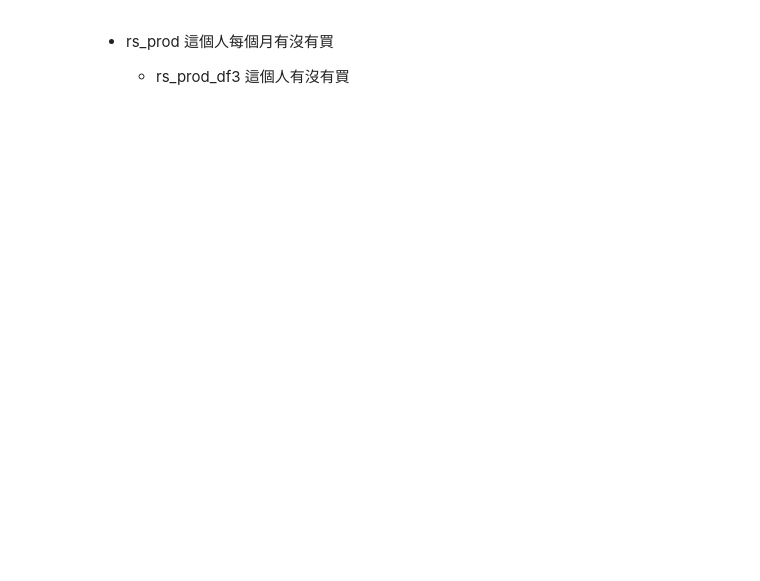
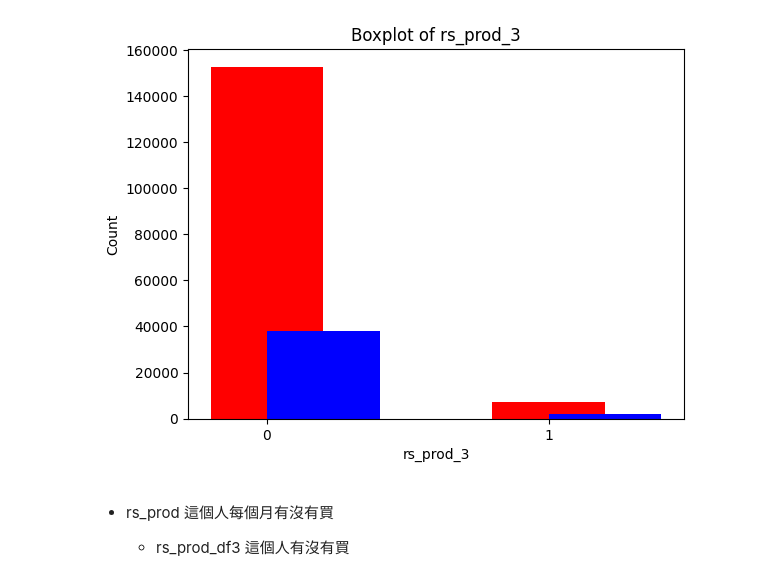
Before and after one commit to M122040014b/taishin, a Jupyter notebook: taishin.ipynb, the cells around one changed output. Drawn from its saved outputs; the diff is of its cells as text; code cells hidden in the pictures; blank space fills up the shorter version.

```diff
--- a/taishin.ipynb
+++ b/taishin.ipynb
@@ -111,3 +44,43 @@ print(ratio)
+# %%
+from sklearn.model_selection import train_test_split
+
+X = df3.index
+y = df3['rs_prod_3']
+
+train_index, test_index, y_train, y_test = train_test_split(X, y, test_size=0.2, stratify=y, random_state=42)
+
+#確保我們的trian set， test set分佈一致
+counts_train = y_train.value_counts()
+
+counts_test = y_test.value_counts()
+
+x = range(len(counts_train))
+# 绘制箱线图
+plt.bar(x, counts_train, width=0.4, label='Train', color='r', align='center')
+plt.bar(x, counts_test, width=0.4, label='Test', color='b', align='edge')
+
+
+# 添加标题和标签
+plt.title("Boxplot of rs_prod_3")
+plt.xlabel("rs_prod_3")
+plt.ylabel("Count")
+plt.xticks([0, 1], ["0", "1"])
+
+
+plt.show()
+
+#根據index，拆分df，所有的model train只會在train中
+# 切割训练集
+df1_train = df1[df1.index.isin(train_index)]
+df2_train = df2[df2["srno_2"].isin(train_index)]
+df3_train = df3[df3.index.isin(train_index)]
+
+# 切割测试集
+df1_test = df1[df1.index.isin(test_index)]
+df2_test = df2[df2["srno_2"].isin(test_index)]
+df3_test = df3[df3.index.isin(test_index)]
+# %% [output]
+[figure, added]
 # %% [markdown]
 + rs_prod   這個人每個月有沒有買
 
```
Also changed, not shown: parts of 24 cells of this notebook.
